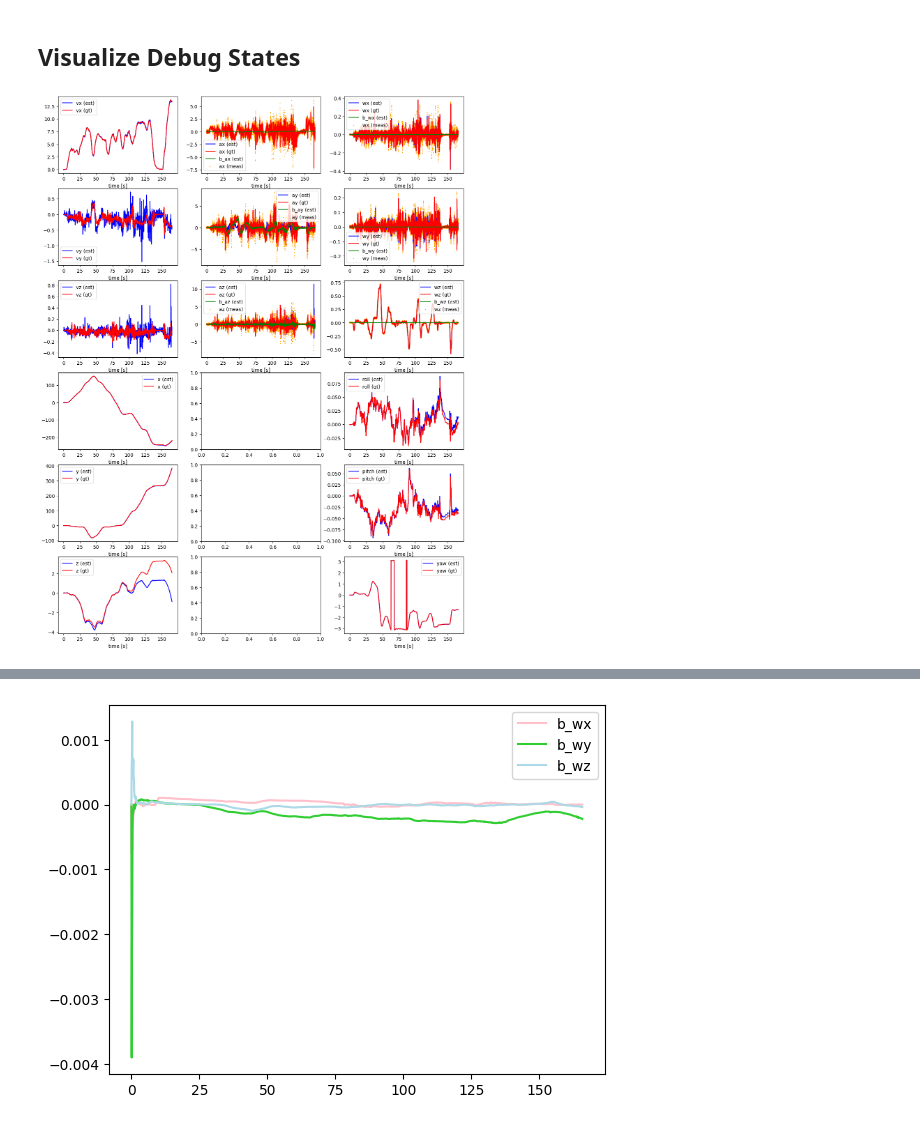
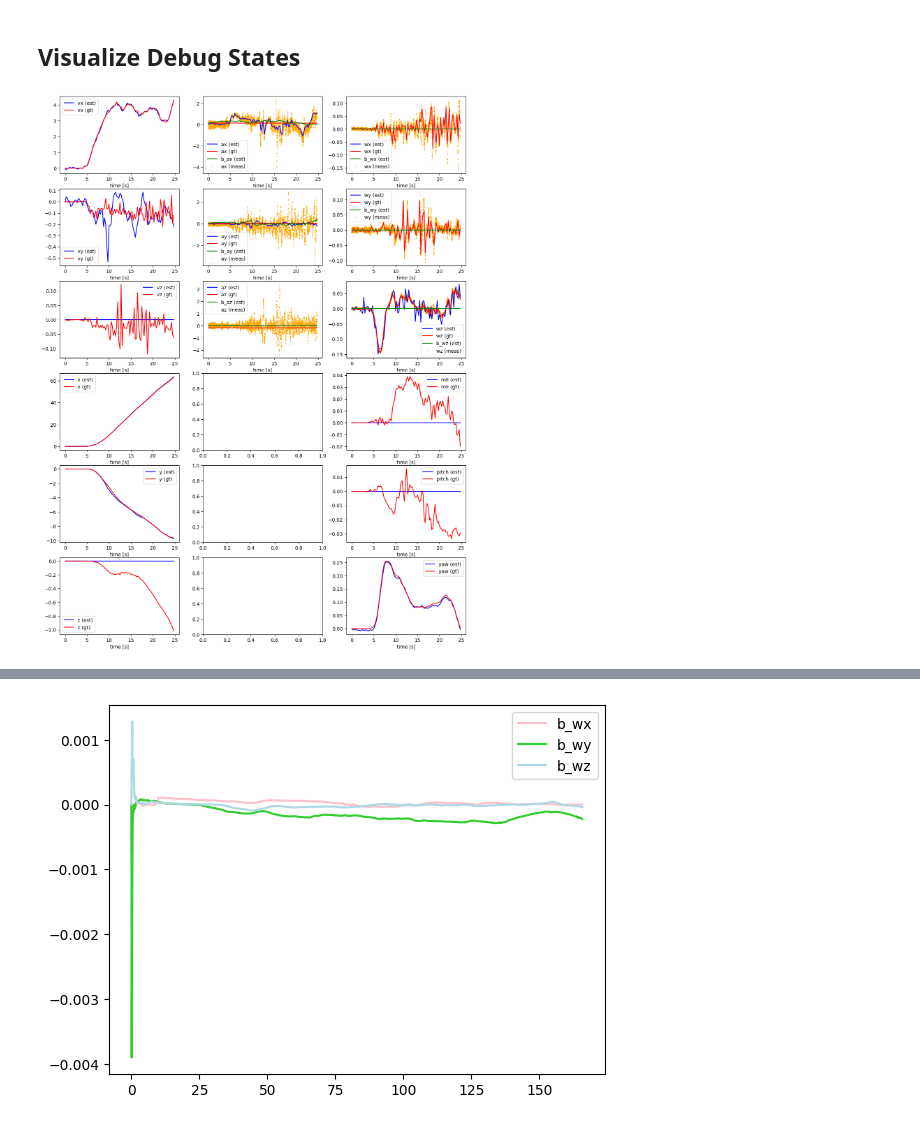
Before and after one commit to utiasASRL/steam_icp, a Jupyter notebook: script/visualize_debug.ipynb, the cells around one changed output, grey strips where cells are left out. Drawn from its saved outputs; the diff is of its cells as text; code cells hidden in the pictures.

Commit message:
working on generating radar-inertial results on Boreas.

```diff
--- a/script/visualize_debug.ipynb
+++ b/script/visualize_debug.ipynb
@@ -9,8 +9,13 @@ from estimate_qc import *
 # root = '/workspace/raid/krb/boreas/boreas-2021-09-02-11-42/'
 # debug_path = '/home/krb/ASRL/temp/steam_icp/boreas_velodyne/steamlio/boreas-2021-09-02-11-42_debug.txt'
 
-root = '/workspace/data1/boreas-2021-09-02-11-42/'
-debug_path = '/home/asrl/ASRL/temp/steam_icp/boreas_velodyne/steamlio/boreas-2021-09-02-11-42_debug.txt'
+sensor = 'radar'
+
+root = '/home/asrl/boreas_docker_local/boreas-2021-09-02-11-42/'
+debug_path = '/home/asrl/ASRL/temp/steam_icp/boreas_navtech/steamrio/boreas-2021-09-02-11-42_debug.txt'
+
+# root = '/workspace/data1/boreas-2021-09-02-11-42/'
+# debug_path = '/home/asrl/ASRL/temp/steam_icp/boreas_velodyne/steamlio/boreas-2021-09-02-11-42_debug.txt'
 
 # root = '/workspace/hdd0/boreas-2022-08-05-12-59/'
 
@@ -792,6 +810,13 @@ cov: [0.12687288 0.12691671 0.12710811]
 ## Estimated States
 data: T(4,4), w(6), dw(6), b(6), cov(18,18)
 # %%
+if sensor == 'radar':
+    T_robot_sensor2 = T_yfwd2xfwd @ T_applanix_sensor @ zup2zdown
+    T_sensor_robot2 = get_inverse_tf(T_robot_sensor2)
+else:
+    T_robot_sensor2 = T_yfwd2xfwd @ T_applanix_sensor
+    T_sensor_robot2 = get_inverse_tf(T_robot_sensor2)
+
 data = []
 with open(debug_path) as f:
     for line in f.readlines():
@@ -807,7 +832,7 @@ T_mis = []
 xi_mis = []
 rpys = []
 for i in range(data.shape[0]):
-    T = data[i, :16].reshape(4, 4) @ T_lidar_robot
+    T = data[i, :16].reshape(4, 4) @ T_sensor_robot2
     poses.append(T)
     vels.append(-1 * data[i, 16:22])
     accels.append(-1 * data[i, 22:28])
@@ -830,6 +855,7 @@ xi_mis = np.array(xi_mis)
 ## Visualize Debug States
 # %%
 N = poses.shape[0]
+N = 100
 times = np.copy(times_gt[:N])
 t0 = times[0]
 tN = times[-1]
@@ -905,34 +931,34 @@ axs[2, 2].legend()
 # position relative to the map frame
 axs[3, 0].plot(times, poses[:N, 0, 3], 'b', label='x (est)')
 axs[3, 0].plot(times, poses_gt[:N, 0, 3], 'r', label='x (gt)')
 axs[3, 0].set_xlabel('time [s]')
 axs[3, 0].legend()
 axs[4, 0].plot(times, poses[:N, 1, 3], 'b', label='y (est)')
 axs[4, 0].plot(times, poses_gt[:N, 1, 3], 'r', label='y (gt)')
 axs[4, 0].set_xlabel('time [s]')
 axs[4, 0].legend()
 axs[5, 0].plot(times, poses[:N, 2, 3], 'b', label='z (est)')
 axs[5, 0].plot(times, poses_gt[:N, 2, 3], 'r', label='z (gt)')
 axs[5, 0].set_xlabel('time [s]')
 axs[5, 0].legend()
 
 # orientation relative to the map frame
 axs[3, 2].plot(times, rpys[:N, 0], 'b', label='roll (est)')
 axs[3, 2].plot(times, rpys_gt[:N, 0], 'r', label='roll (gt)')
 axs[3, 2].set_xlabel('time [s]')
 axs[3, 2].legend()
 axs[4, 2].plot(times, rpys[:N, 1], 'b', label='pitch (est)')
 axs[4, 2].plot(times, rpys_gt[:N, 1], 'r', label='pitch (gt)')
 axs[4, 2].set_xlabel('time [s]')
 axs[4, 2].legend()
 axs[5, 2].plot(times, rpys[:N, 2], 'b', label='yaw (est)')
 axs[5, 2].plot(times, rpys_gt[:N, 2], 'r', label='yaw (gt)')
 axs[5, 2].set_xlabel('time [s]')
 axs[5, 2].legend()
 
 plt.show()
 # %% [output]
-[figure, old version]
+[figure, new version]
 # %%
 N = poses.shape[0]
 accel_fd = []
```
Also changed, not shown: parts of 6 cells of this notebook, 5 other files.
